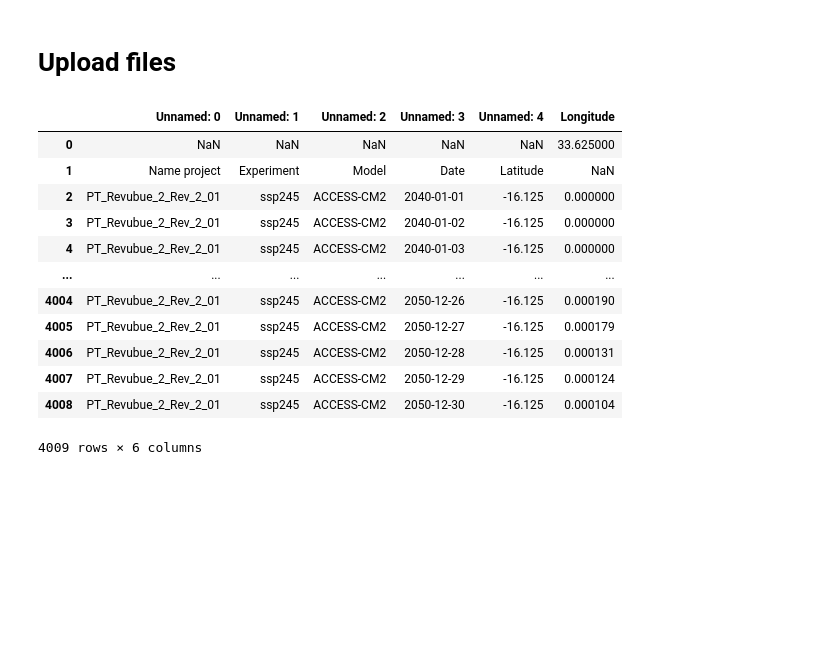
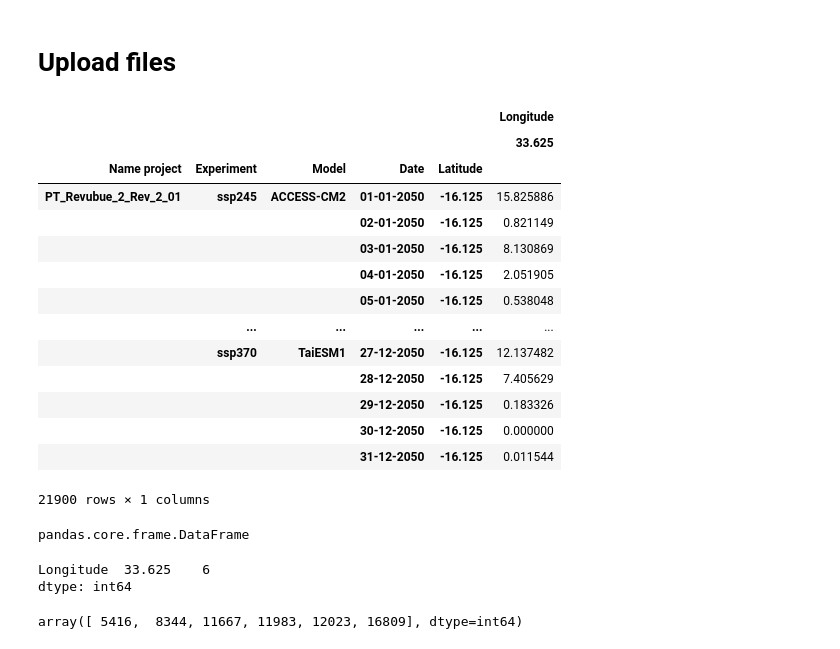
Before and after one commit to RaphaelPB/CRVA_tool, a Jupyter notebook: GraphsAndModels_NEX_GDDP_CMIP6.ipynb, the cells around one changed output. Cells and saved outputs as stored; diff of their text form; code cells hidden in the pictures; blank space fills up the shorter version.

```diff
--- a/GraphsAndModels_NEX_GDDP_CMIP6.ipynb
+++ b/GraphsAndModels_NEX_GDDP_CMIP6.ipynb
@@ -8,21 +11,25 @@ import os.path
 # Upload files
 # %%
 out_path = r'\\COWI.net\projects\A245000\A248363\CRVA\Datasets\NEX-GDDP-CMIP6'
-csv_path = os.path.join(out_path,'csv_file','pr_day2021-2022','PT_Revubue_2_Rev_2_01_2021-2022.csv')
-precipitation_2021_2022 = pd.read_csv(csv_path)
+csv_path = os.path.join(out_path,'csv_file','pr_day_2050','TESTTTTTT_projet0_models_scenarios_2050_pr.csv')
+precipitation_2050 = pd.read_csv(csv_path,header=[0,1],index_col=[0,1,2,3,4])*86400 # units kg.m^(-2).s^(-1)
+# convert precipitation data from kg.m^(-2).s^(-1) to mm/day :  1 kg/m2/s = 86400 mm/day
+# source: https://www.researchgate.net/post/How-do-I-convert-ERA-Interim-precipitation-estimates-from-kg-m2-s-to-mm-day
 # %%
-precipitation_2021_2022
+precipitation_2050 # units mm/day
 # %% [output]
-|  | Unnamed: 0 | Unnamed: 1 | Unnamed: 2 | Unnamed: 3 | Unnamed: 4 | Longitude |
-| 0 | NaN | NaN | NaN | NaN | NaN | 33.625000 |
-| 1 | Name project | Experiment | Model | Date | Latitude | NaN |
-| 2 | PT_Revubue_2_Rev_2_01 | ssp245 | ACCESS-CM2 | 2040-01-01 | -16.125 | 0.000000 |
-| 3 | PT_Revubue_2_Rev_2_01 | ssp245 | ACCESS-CM2 | 2040-01-02 | -16.125 | 0.000000 |
-| 4 | PT_Revubue_2_Rev_2_01 | ssp245 | ACCESS-CM2 | 2040-01-03 | -16.125 | 0.000000 |
-| ... | ... | ... | ... | ... | ... | ... |
-| 4004 | PT_Revubue_2_Rev_2_01 | ssp245 | ACCESS-CM2 | 2050-12-26 | -16.125 | 0.000190 |
-| 4005 | PT_Revubue_2_Rev_2_01 | ssp245 | ACCESS-CM2 | 2050-12-27 | -16.125 | 0.000179 |
-| 4006 | PT_Revubue_2_Rev_2_01 | ssp245 | ACCESS-CM2 | 2050-12-28 | -16.125 | 0.000131 |
-| 4007 | PT_Revubue_2_Rev_2_01 | ssp245 | ACCESS-CM2 | 2050-12-29 | -16.125 | 0.000124 |
-| 4008 | PT_Revubue_2_Rev_2_01 | ssp245 | ACCESS-CM2 | 2050-12-30 | -16.125 | 0.000104 |
+|  |  |  |  |  | Longitude |
+|  |  |  |  |  | 33.625 |
+| Name project | Experiment | Model | Date | Latitude |  |
+| PT_Revubue_2_Rev_2_01 | ssp245 | ACCESS-CM2 | 01-01-2050 | -16.125 | 15.825886 |
+|  |  |  | 02-01-2050 | -16.125 | 0.821149 |
+|  |  |  | 03-01-2050 | -16.125 | 8.130869 |
+|  |  |  | 04-01-2050 | -16.125 | 2.051905 |
+|  |  |  | 05-01-2050 | -16.125 | 0.538048 |
+|  | ... | ... | ... | ... | ... |
+|  | ssp370 | TaiESM1 | 27-12-2050 | -16.125 | 12.137482 |
+|  |  |  | 28-12-2050 | -16.125 | 7.405629 |
+|  |  |  | 29-12-2050 | -16.125 | 0.183326 |
+|  |  |  | 30-12-2050 | -16.125 | 0.000000 |
+|  |  |  | 31-12-2050 | -16.125 | 0.011544 |
-4009 rows × 6 columns
+21900 rows × 1 columns
@@ -28,0 +38,4 @@ precipitation_2021_2022
+# %%
+type(precipitation_2050>50)
+# %% [output]
+pandas.core.frame.DataFrame
@@ -28,0 +44,10 @@ precipitation_2021_2022
+# %%
+days_over_50.sum() # count number of days over 50 mm for one year
+# %% [output]
+Longitude  33.625    6
+dtype: int64
+# %%
+index_over50=np.where(precipitation_2050>50)
+index_over50[0]
+# %% [output]
+array([ 5416,  8344, 11667, 11983, 12023, 16809], dtype=int64)
```
Also changed, not shown: parts of 27 cells of this notebook, 1 other file.
